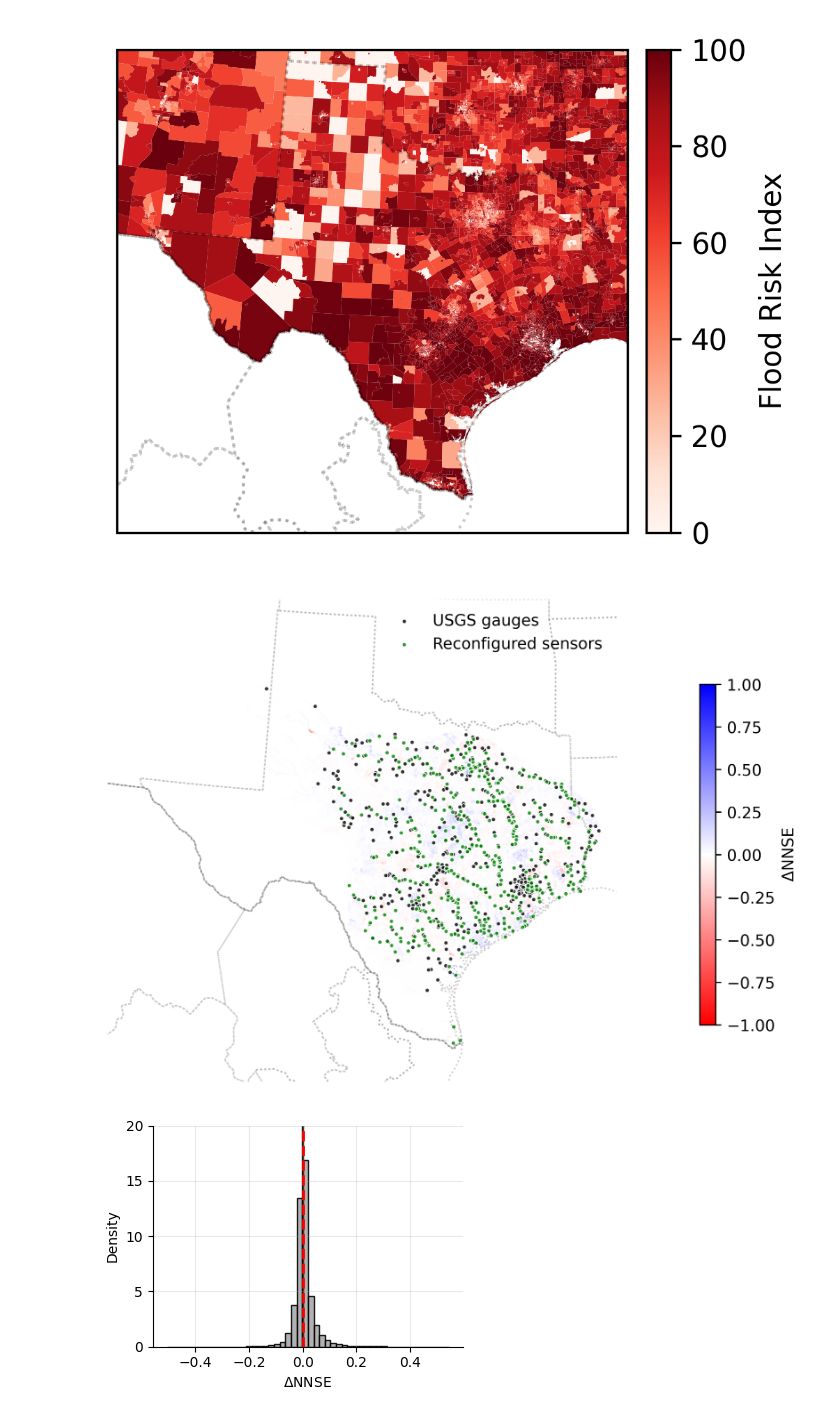
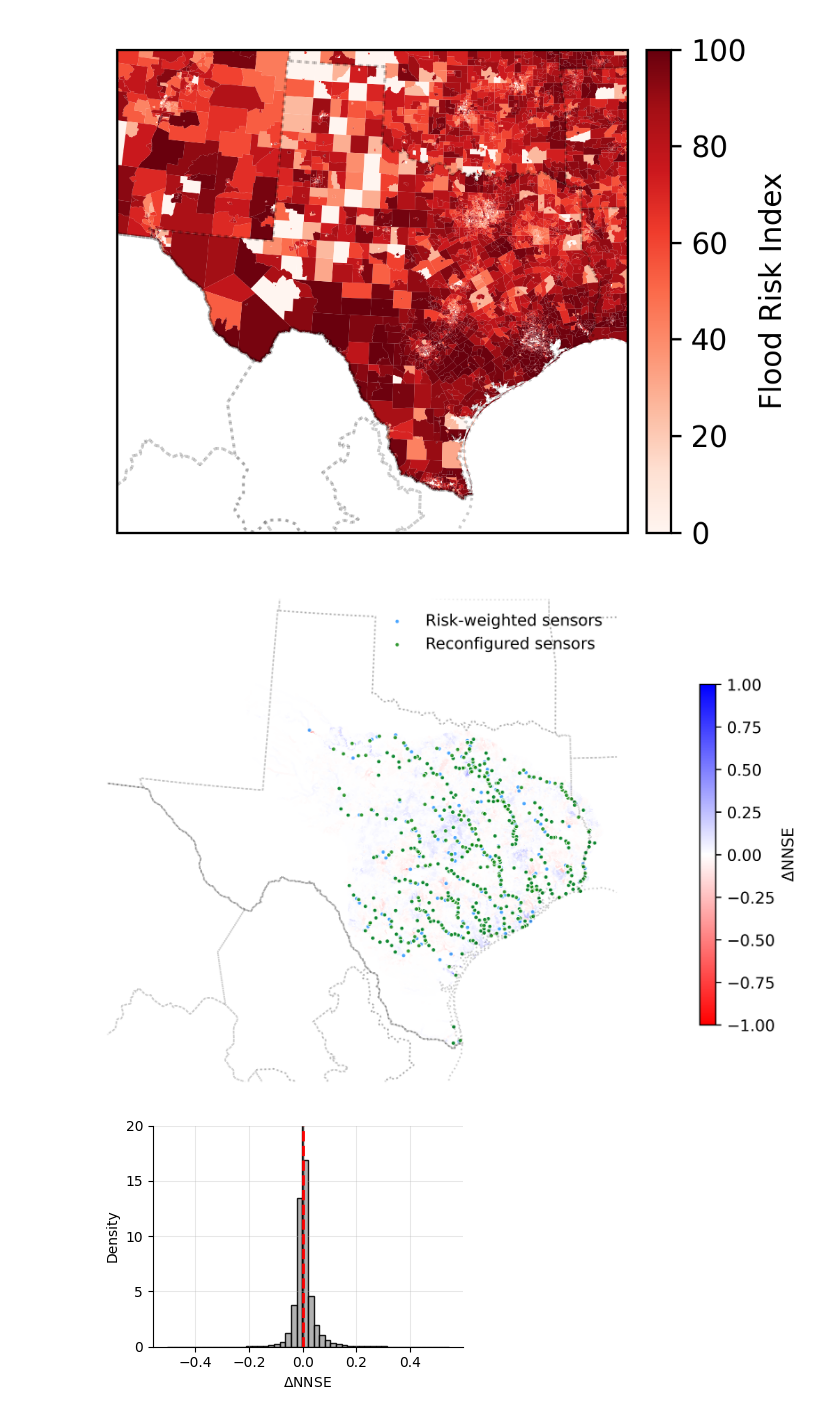
Before and after one commit to future-water/hydrological-sensor-network-design, a Jupyter notebook: sensor_network_flood_risk.ipynb, the cells around one changed output. Saved outputs shown, nothing was run; the diff lists cells and outputs as text; code cells hidden in the pictures.

Commit message:
correcting figure

```diff
--- a/sensor_network_flood_risk.ipynb
+++ b/sensor_network_flood_risk.ipynb
@@ -49,17 +49,17 @@ diff_nnse = nnse_opt - nnse_risk
 # %%
 # Visualization
 
 flowlines_with_nnse, centroids = prepare_visualization_data(
     flowlines_gdf,
     df_cleaned,
     diff_nnse,
-    {'usgs': usgs_location, 'opt': sensor_location},
+    {'risk': sensor_location_risk, 'opt': sensor_location},
     usgs_number
 )
 
 plot_sensor_network(flowlines_with_nnse, centroids, save_path='sensor_network_risk.png')
 # %% [output]
-[figure, old version]
+[figure, new version]
 # %%
 diff_nnse = np.array(diff_nnse)
 diff_nnse_cleaned = diff_nnse[~np.isnan(diff_nnse)]
```
Also changed, not shown: 1 other file.
